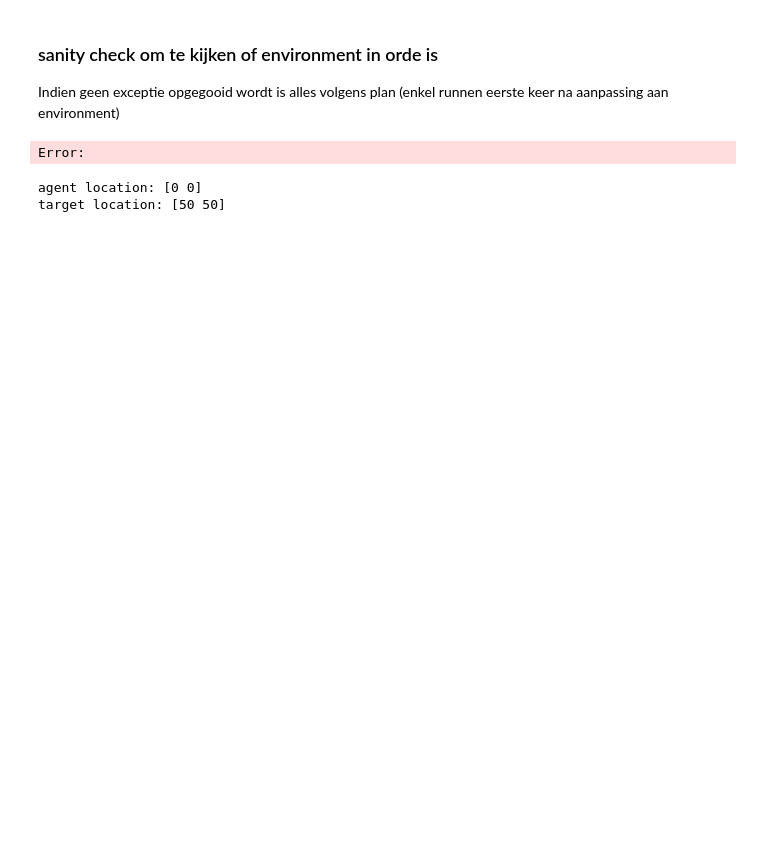
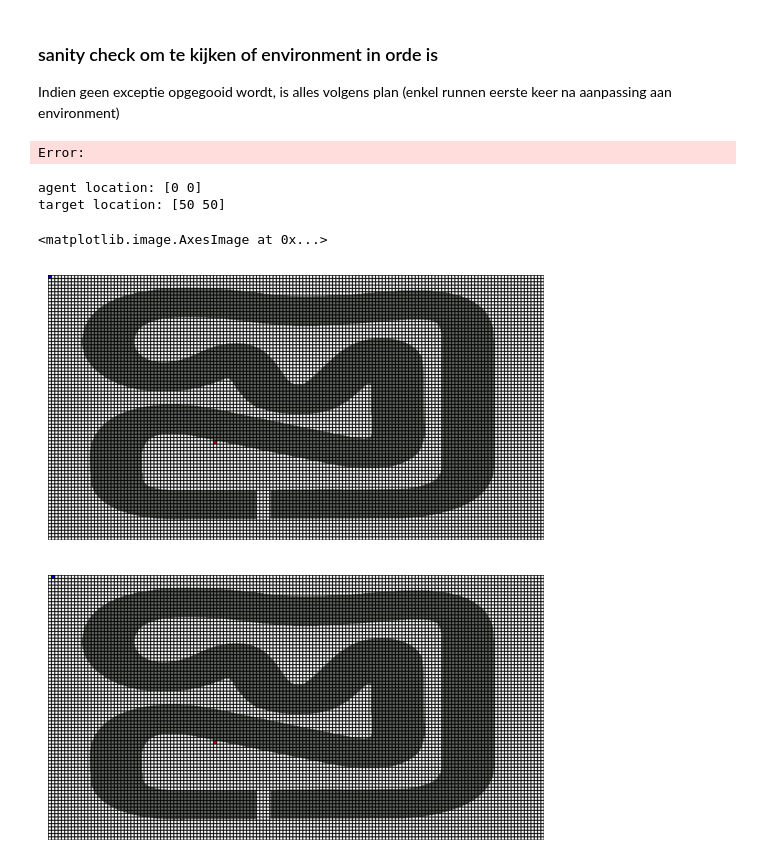
Before and after one commit to xdv6/MastersThesis, a Jupyter notebook: eigen_environm/gym-examples/pad_vinder.ipynb, the cells around one changed output. Saved outputs shown, nothing was run; the diff lists cells and outputs as text; code cells hidden in the pictures; blank space fills up the shorter version.

```diff
--- a/eigen_environm/gym-examples/pad_vinder.ipynb
+++ b/eigen_environm/gym-examples/pad_vinder.ipynb
@@ -5,6 +8,6 @@ import pygame
 # %% [markdown]
 ### sanity check om te kijken of environment in orde is
-Indien geen exceptie opgegooid wordt is alles volgens plan
+Indien geen exceptie opgegooid wordt, is alles volgens plan
 (enkel runnen eerste keer na aanpassing aan environment)
 # %%
 # from gym.utils.env_checker import check_env
@@ -12,20 +15,28 @@ Indien geen exceptie opgegooid wordt is alles volgens plan
 # %% [output]
 Error:
 # %%
-import gym
-import gym_game
-import pygame
+env = gym.make("GridWorld-v0", render_mode="rgb_array")
+env.reset()
+screen = env.render()
+action = 0
+_, reward, done, _, _ = env.step(action)
+screen2 = env.render()
+_, reward, done, _, _ = env.step(action)
+# env.close()
+
+plt.figure()
+plt.axis('off')
+plt.imshow(screen)
 
 
-env = gym.make("GridWorld-v0", render_mode="human")
-env.reset()
-env.render()
-action = 0
-_, reward, done, _, _ = env.step(action)
-_, reward, done, _, _ = env.step(action)
-# env.close()
+plt.figure()
+plt.axis('off')
+plt.imshow(screen2)
 # %% [output]
 agent location: [0 0]
 target location: [50 50]
+<matplotlib.image.AxesImage at 0x...>
+[figure, added]
+[figure, added]
 # %%
 env.close()
```
Also changed, not shown: parts of 2 cells of this notebook, 3 other files.
